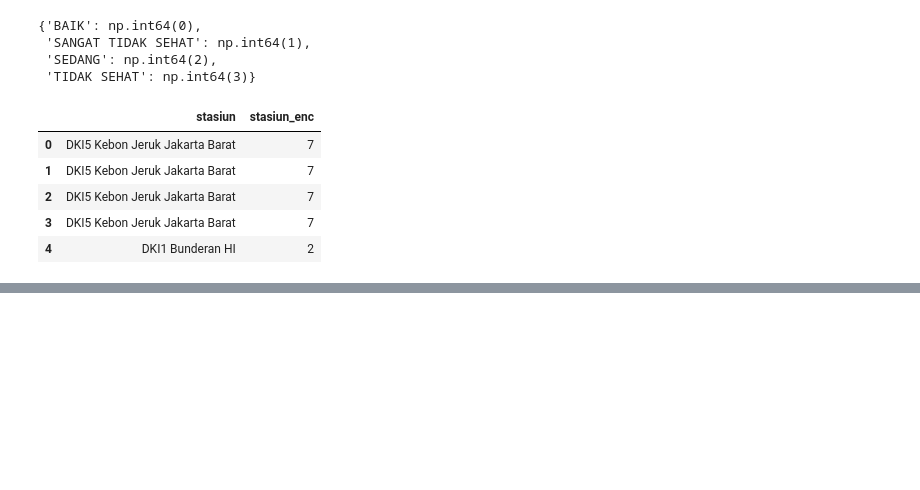
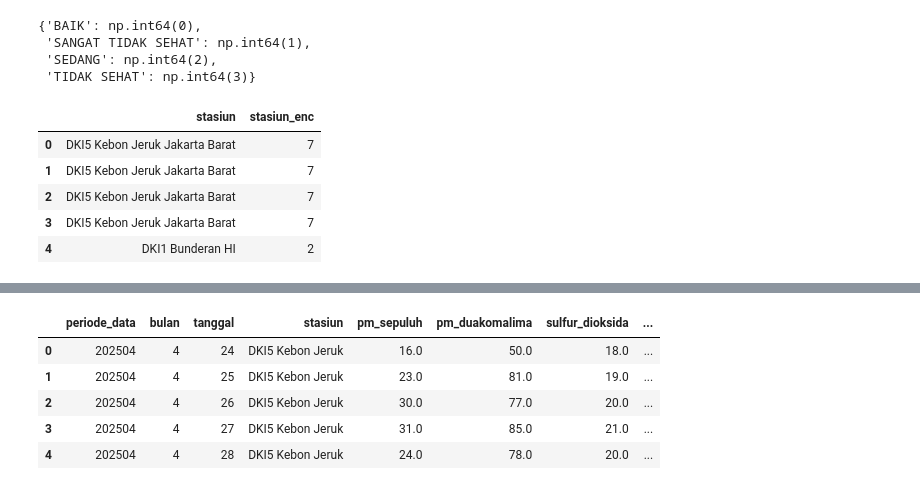
Before and after one commit to 404visco/ML, a Jupyter notebook: Datavidiuy/try.ipynb, the cells around one changed output, grey strips where cells are left out. Cells and saved outputs as stored; diff of their text form; code cells hidden in the pictures; blank space fills up the shorter version.

```diff
--- a/Datavidiuy/try.ipynb
+++ b/Datavidiuy/try.ipynb
@@ -183,0 +227,10 @@ X=df[
+# %%
+ispu_2025 = pd.read_csv("C:/Users/visco/Downloads/penyisihan-datavidia-10/ISPU/data-indeks-standar-pencemar-udara-(ispu)-di-provinsi-dki-jakarta-komponen-data-2025.csv")
+ispu_2025.head()
+# %% [output]
+|  | periode_data | bulan | tanggal | stasiun | pm_sepuluh | pm_duakomalima | sulfur_dioksida | ... |
+| 0 | 202504 | 4 | 24 | DKI5 Kebon Jeruk | 16.0 | 50.0 | 18.0 | ... |
+| 1 | 202504 | 4 | 25 | DKI5 Kebon Jeruk | 23.0 | 81.0 | 19.0 | ... |
+| 2 | 202504 | 4 | 26 | DKI5 Kebon Jeruk | 30.0 | 77.0 | 20.0 | ... |
+| 3 | 202504 | 4 | 27 | DKI5 Kebon Jeruk | 31.0 | 85.0 | 21.0 | ... |
+| 4 | 202504 | 4 | 28 | DKI5 Kebon Jeruk | 24.0 | 78.0 | 20.0 | ... |
```
Also changed, not shown: parts of 4 cells of this notebook.
